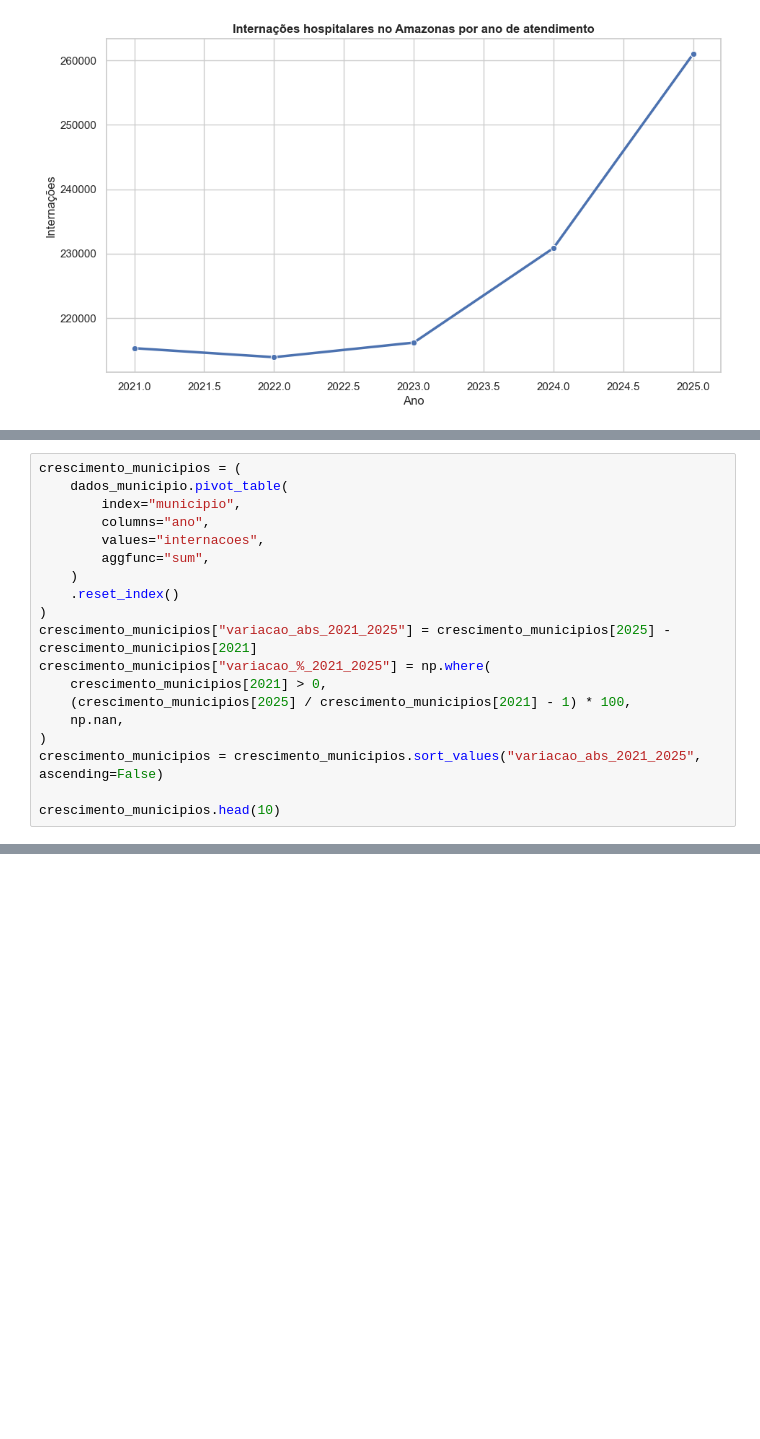
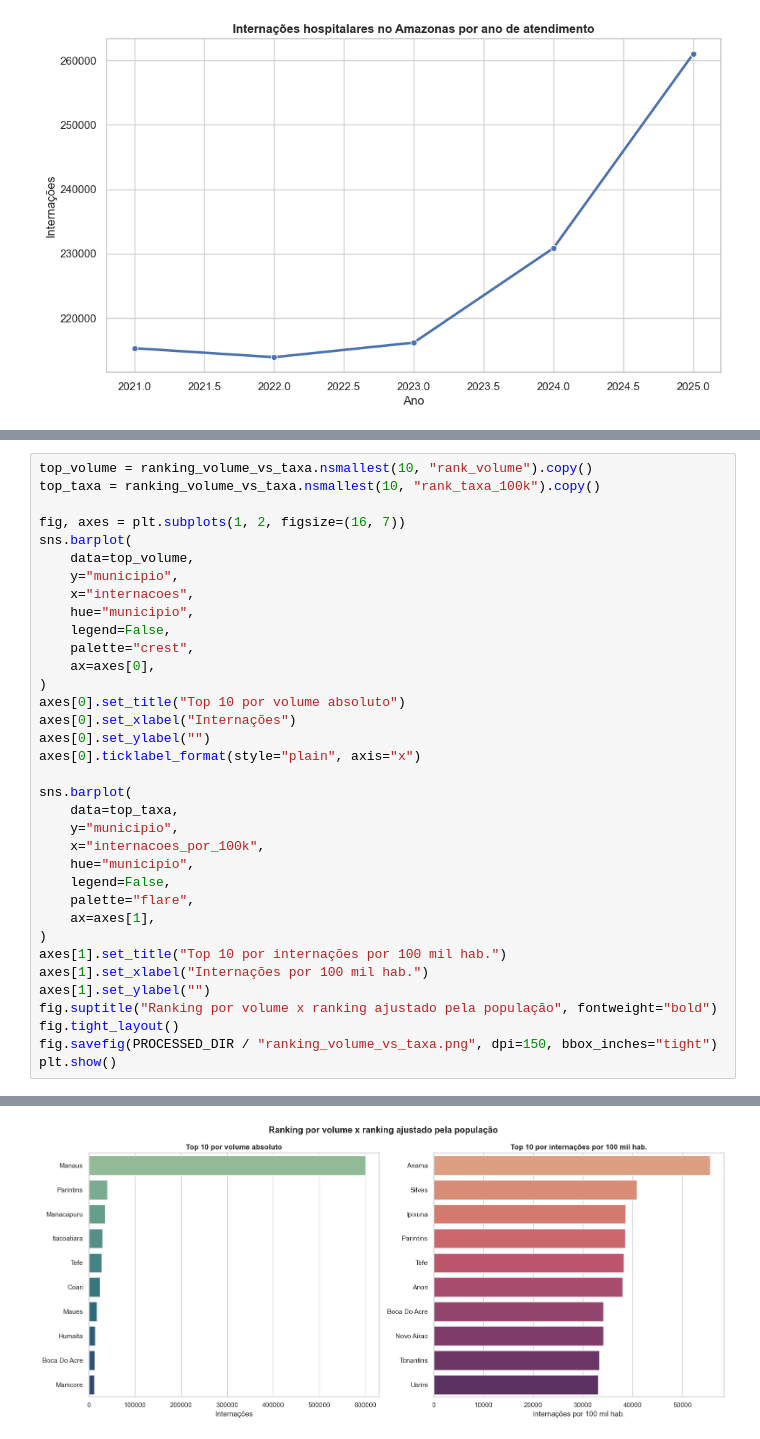
Before and after one commit to nicolasagra-dev/eda-datasus-amazonas, a Jupyter notebook: notebooks/eda_datasus_amazonas.ipynb, the cells around one changed output, grey strips where cells are left out. Saved outputs shown, nothing was run; the diff lists cells and outputs as text; blank space fills up the shorter version.

```diff
--- a/notebooks/eda_datasus_amazonas.ipynb
+++ b/notebooks/eda_datasus_amazonas.ipynb
@@ -423,20 +433,36 @@ plt.show()
 # %%
-crescimento_municipios = (
-    dados_municipio.pivot_table(
-        index="municipio",
-        columns="ano",
-        values="internacoes",
-        aggfunc="sum",
-    )
-    .reset_index()
+top_volume = ranking_volume_vs_taxa.nsmallest(10, "rank_volume").copy()
+top_taxa = ranking_volume_vs_taxa.nsmallest(10, "rank_taxa_100k").copy()
+
+fig, axes = plt.subplots(1, 2, figsize=(16, 7))
+sns.barplot(
+    data=top_volume,
+    y="municipio",
+    x="internacoes",
+    hue="municipio",
+    legend=False,
+    palette="crest",
+    ax=axes[0],
 )
-crescimento_municipios["variacao_abs_2021_2025"] = crescimento_municipios[2025] - crescimento_municipios[2021]
-crescimento_municipios["variacao_%_2021_2025"] = np.where(
-    crescimento_municipios[2021] > 0,
-    (crescimento_municipios[2025] / crescimento_municipios[2021] - 1) * 100,
-    np.nan,
+axes[0].set_title("Top 10 por volume absoluto")
+axes[0].set_xlabel("Internações")
+axes[0].set_ylabel("")
+axes[0].ticklabel_format(style="plain", axis="x")
+
+sns.barplot(
+    data=top_taxa,
+    y="municipio",
+    x="internacoes_por_100k",
+    hue="municipio",
+    legend=False,
+    palette="flare",
+    ax=axes[1],
 )
-crescimento_municipios = crescimento_municipios.sort_values("variacao_abs_2021_2025", ascending=False)
-
-crescimento_municipios.head(10)
+axes[1].set_title("Top 10 por internações por 100 mil hab.")
+axes[1].set_xlabel("Internações por 100 mil hab.")
+axes[1].set_ylabel("")
+fig.suptitle("Ranking por volume x ranking ajustado pela população", fontweight="bold")
+fig.tight_layout()
+fig.savefig(PROCESSED_DIR / "ranking_volume_vs_taxa.png", dpi=150, bbox_inches="tight")
+plt.show()
 # %% [output]
@@ -453,0 +469 @@ crescimento_municipios.head(10)
+[figure, added]
```
Also changed, not shown: parts of 50 cells of this notebook, 17 other files.
